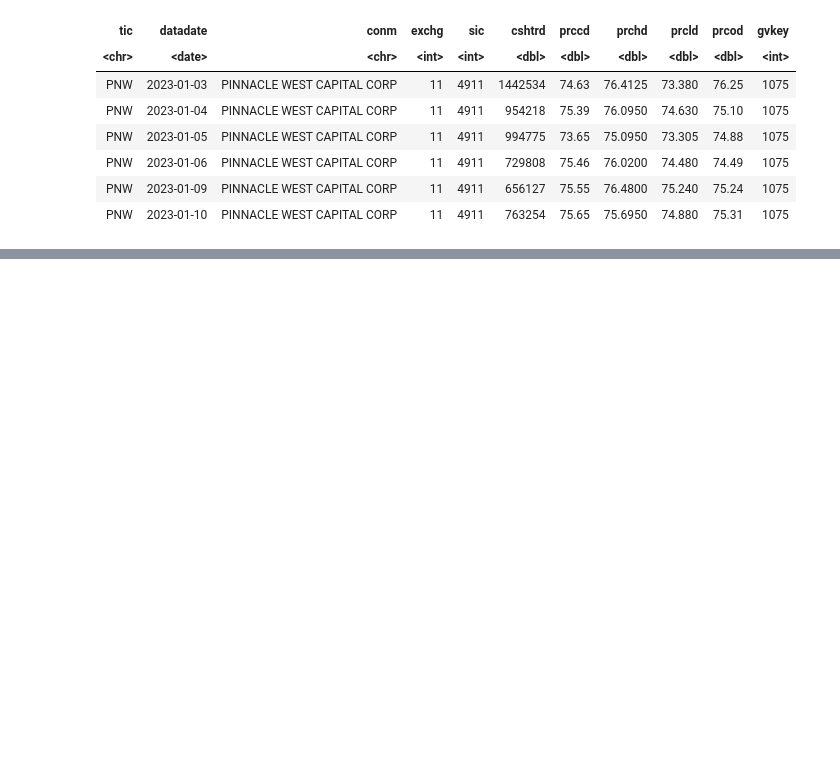
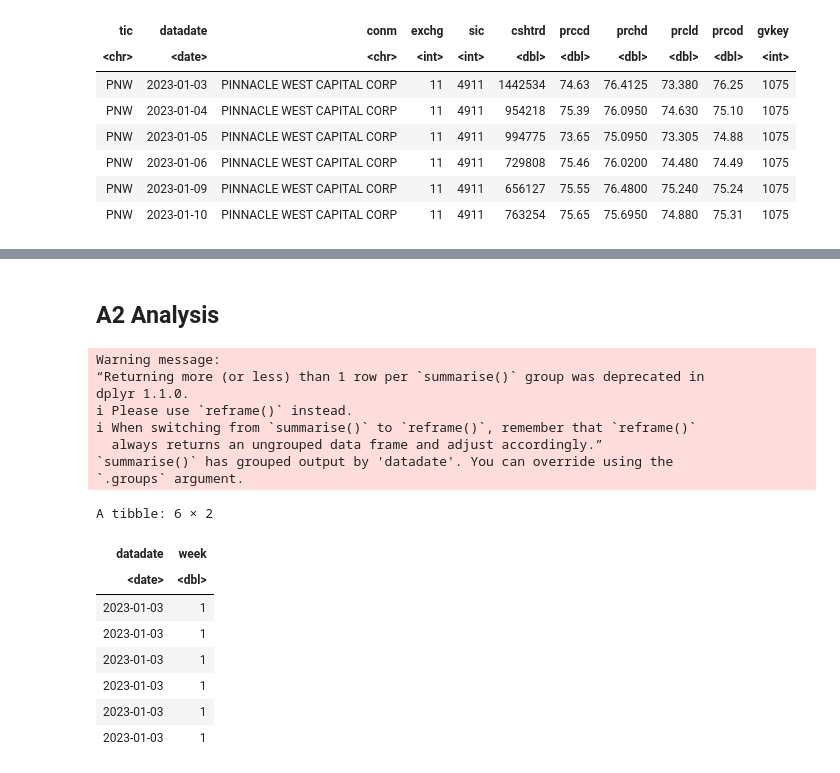
Before and after one commit to mg825/R_Assignment_1, a Jupyter notebook: Assignment-2/code.ipynb, the cells around one changed output, grey strips where cells are left out. Drawn from its saved outputs; the diff is of its cells as text; code cells hidden in the pictures; blank space fills up the shorter version.

Commit message:
analysis 1 complete

```diff
--- a/Assignment-2/code.ipynb
+++ b/Assignment-2/code.ipynb
@@ -46,0 +147,27 @@ A tibble: 5 × 2
+# %% [markdown]
+## A2 Analysis
+# %%
+# 1. Calculate simple weekly returns for each ticker in the full dataset using the following formula
+data_weeks = data %>%
+    group_by(datadate) %>%
+    summarise(week = week(datadate)) %>%
+    ungroup()
+data_weeks[5:10,]
+# %% [output]
+Warning message:
+“Returning more (or less) than 1 row per `summarise()` group was deprecated in
+dplyr 1.1.0.
+ℹ Please use `reframe()` instead.
+ℹ When switching from `summarise()` to `reframe()`, remember that `reframe()`
+  always returns an ungrouped data frame and adjust accordingly.”
+`summarise()` has grouped output by 'datadate'. You can override using the
+`.groups` argument.
+A tibble: 6 × 2
+| datadate | week |
+| <date> | <dbl> |
+| 2023-01-03 | 1 |
+| 2023-01-03 | 1 |
+| 2023-01-03 | 1 |
+| 2023-01-03 | 1 |
+| 2023-01-03 | 1 |
+| 2023-01-03 | 1 |
```
Also changed, not shown: parts of 3 cells of this notebook.
